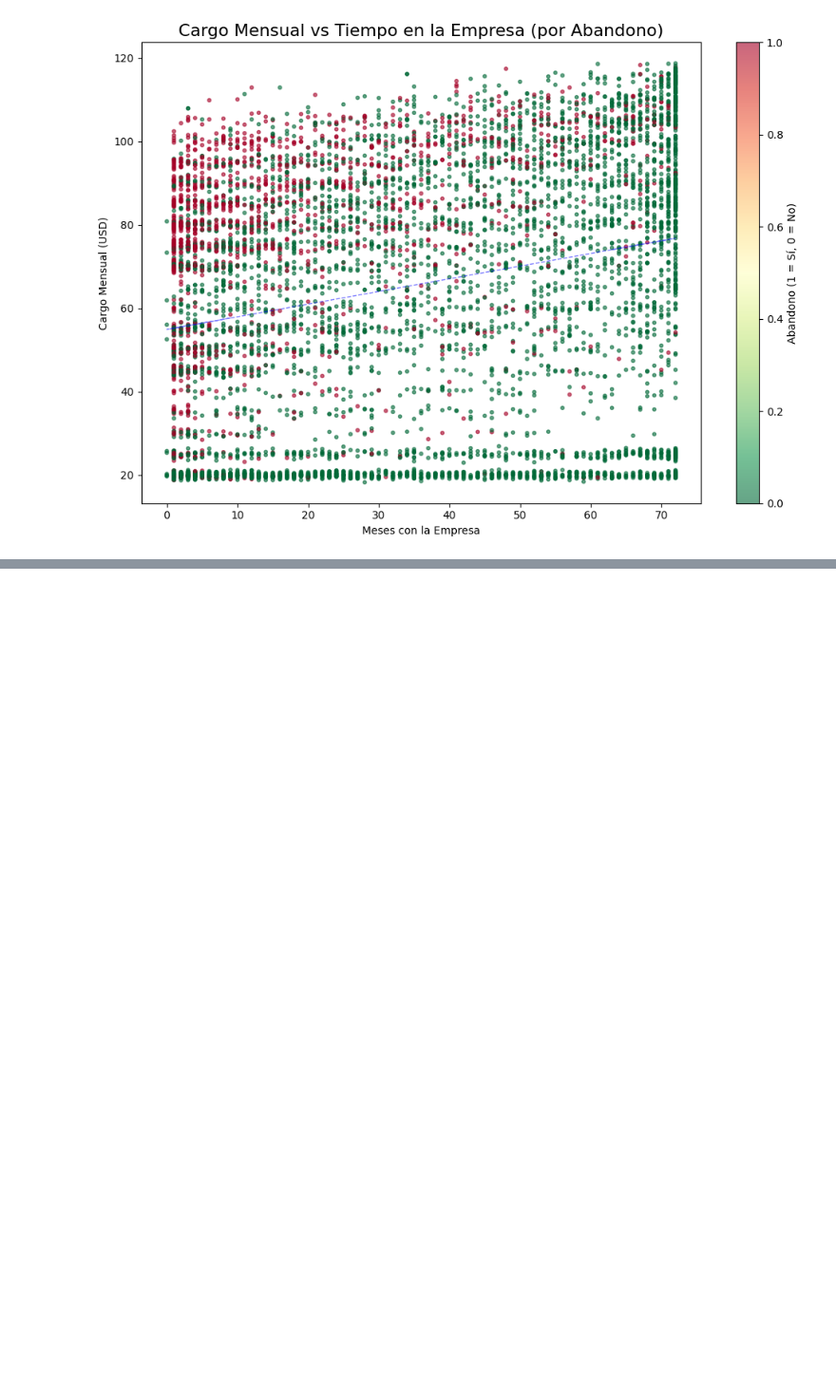
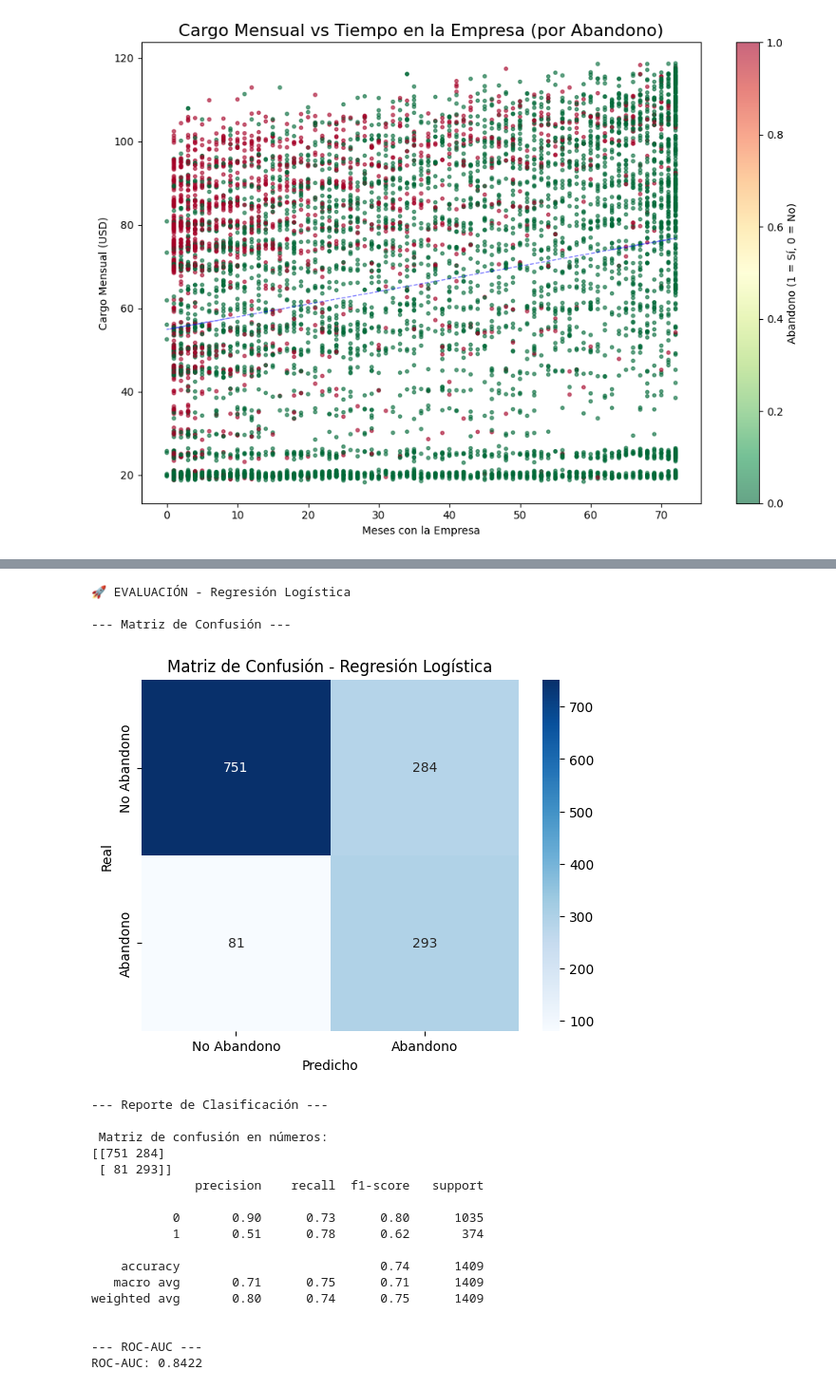
Before and after one commit to AenimaLabs/TelecomX2, a Jupyter notebook: TelecomX2.ipynb, the cells around one changed output, grey strips where cells are left out. Shown at 95% size. Saved outputs shown, nothing was run; the diff lists cells and outputs as text; code cells hidden in the pictures; blank space fills up the shorter version.

```diff
--- a/TelecomX2.ipynb
+++ b/TelecomX2.ipynb
@@ -472,0 +558,18 @@ plt.show()
+# %%
+from sklearn.preprocessing import StandardScaler
+
+# Identificar columnas numéricas continuas (que necesitan escalamiento)
+columnas_numericas = ['Meses_Contrato', 'Cargo_Mensual']  # evitamos Cargo_Total y Cargo_Diario (ya eliminadas)
+
+# Inicializar el escalador
+scaler = StandardScaler()
+
+# Ajustar en entrenamiento y transformar prueba
+X_train_scaled = X_train.copy()
+X_test_scaled = X_test.copy()
+
+# Aplicar escalamiento solo a numéricas
+X_train_scaled[columnas_numericas] = scaler.fit_transform(X_train[columnas_numericas])
+X_test_scaled[columnas_numericas] = scaler.transform(X_test[columnas_numericas])
+
+print("Escalamiento aplicado a: Meses_Contrato y Cargo_Mensual")
@@ -472,0 +635,35 @@ plt.show()
+# %%
+from sklearn.linear_model import LogisticRegression
+
+# Entrenar con datos escalados
+lr = LogisticRegression(random_state=42, max_iter=500, class_weight='balanced')
+lr.fit(X_train_scaled, y_train)
+
+# Predecir
+y_pred_lr = lr.predict(X_test_scaled)
+y_pred_proba_lr = lr.predict_proba(X_test_scaled)[:, 1]
+
+# Evaluar
+evaluar_modelo(y_test, y_pred_lr, y_pred_proba_lr, "Regresión Logística")
+# %% [output]
+🚀 EVALUACIÓN - Regresión Logística
+
+--- Matriz de Confusión ---
+[figure, added]
+--- Reporte de Clasificación ---
+
+ Matriz de confusión en números:
+[[751 284]
+ [ 81 293]]
+              precision    recall  f1-score   support
+
+           0       0.90      0.73      0.80      1035
+           1       0.51      0.78      0.62       374
+
+    accuracy                           0.74      1409
+   macro avg       0.71      0.75      0.71      1409
+weighted avg       0.80      0.74      0.75      1409
+
+
+--- ROC-AUC ---
+ROC-AUC: 0.8422
```
Also changed, not shown: parts of 11 cells of this notebook.
